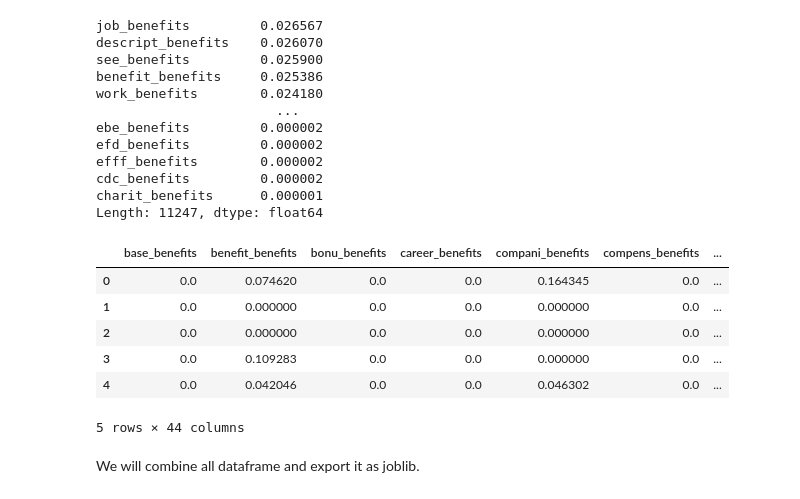
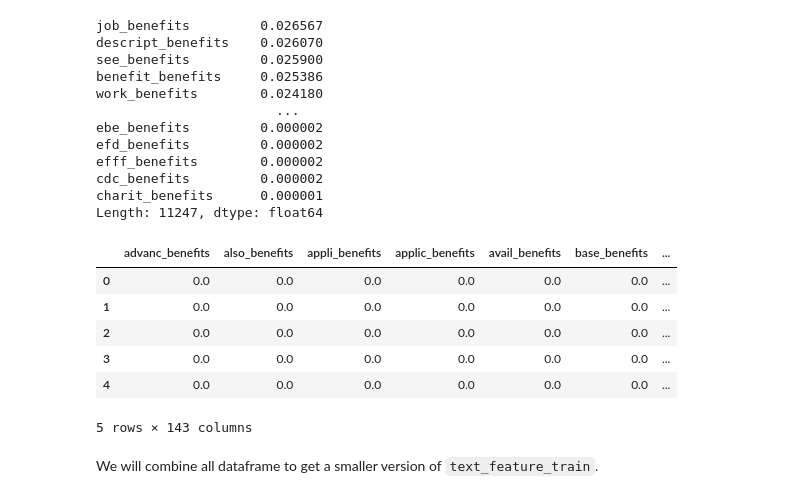
Before and after one commit to dhcheong/ClassifyingFake, a Jupyter notebook: FST.ipynb, the cells around one changed output. Cells and saved outputs as stored; diff of their text form; code cells hidden in the pictures.

```diff
--- a/FST.ipynb
+++ b/FST.ipynb
@@ -150,19 +160,19 @@ cdc_benefits         0.000002
 charit_benefits      0.000001
 Length: 11247, dtype: float64
 # %%
-select_benefits = mean_benefits > 0.007
+select_benefits = mean_benefits > 0.003
 selected_features_benefits = text_features_benefits.loc[:, select_benefits]
 selected_features_benefits.head()
 # %% [output]
-|  | base_benefits | benefit_benefits | bonu_benefits | career_benefits | compani_benefits | compens_benefits | ... |
-| 0 | 0.0 | 0.074620 | 0.0 | 0.0 | 0.164345 | 0.0 | ... |
-| 1 | 0.0 | 0.000000 | 0.0 | 0.0 | 0.000000 | 0.0 | ... |
-| 2 | 0.0 | 0.000000 | 0.0 | 0.0 | 0.000000 | 0.0 | ... |
-| 3 | 0.0 | 0.109283 | 0.0 | 0.0 | 0.000000 | 0.0 | ... |
-| 4 | 0.0 | 0.042046 | 0.0 | 0.0 | 0.046302 | 0.0 | ... |
+|  | advanc_benefits | also_benefits | appli_benefits | applic_benefits | avail_benefits | base_benefits | ... |
+| 0 | 0.0 | 0.0 | 0.0 | 0.0 | 0.0 | 0.0 | ... |
+| 1 | 0.0 | 0.0 | 0.0 | 0.0 | 0.0 | 0.0 | ... |
+| 2 | 0.0 | 0.0 | 0.0 | 0.0 | 0.0 | 0.0 | ... |
+| 3 | 0.0 | 0.0 | 0.0 | 0.0 | 0.0 | 0.0 | ... |
+| 4 | 0.0 | 0.0 | 0.0 | 0.0 | 0.0 | 0.0 | ... |
-5 rows × 44 columns
+5 rows × 143 columns
 # %% [markdown]
-We will combine all dataframe and export it as joblib.
+We will combine all dataframe to get a smaller version of `text_feature_train`.
 # %%
 text_feature = pd.concat([selected_features_desc, selected_features_req, selected_features_title, selected_features_benefits], axis=1)
 text_feature
```
Also changed, not shown: parts of 16 cells of this notebook, 4 other files.
